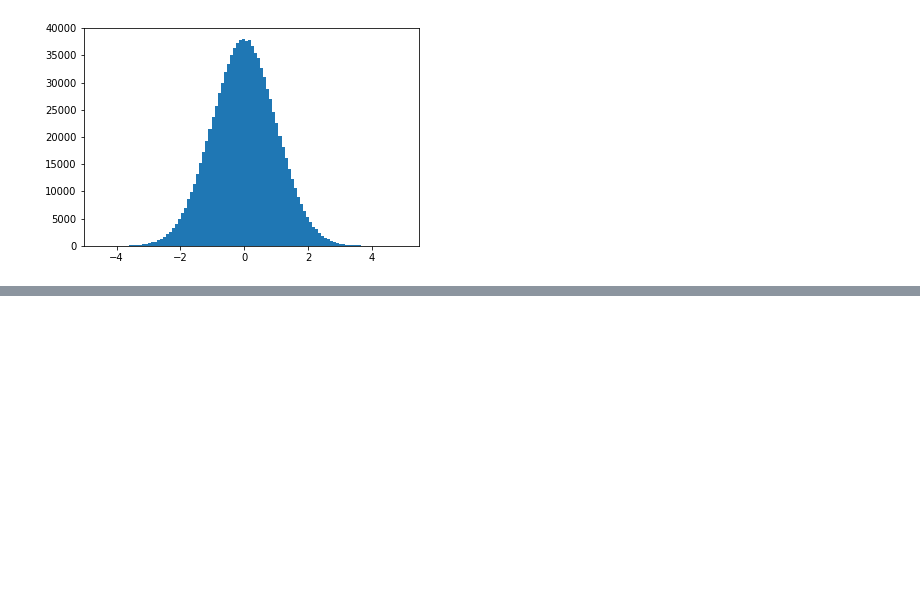
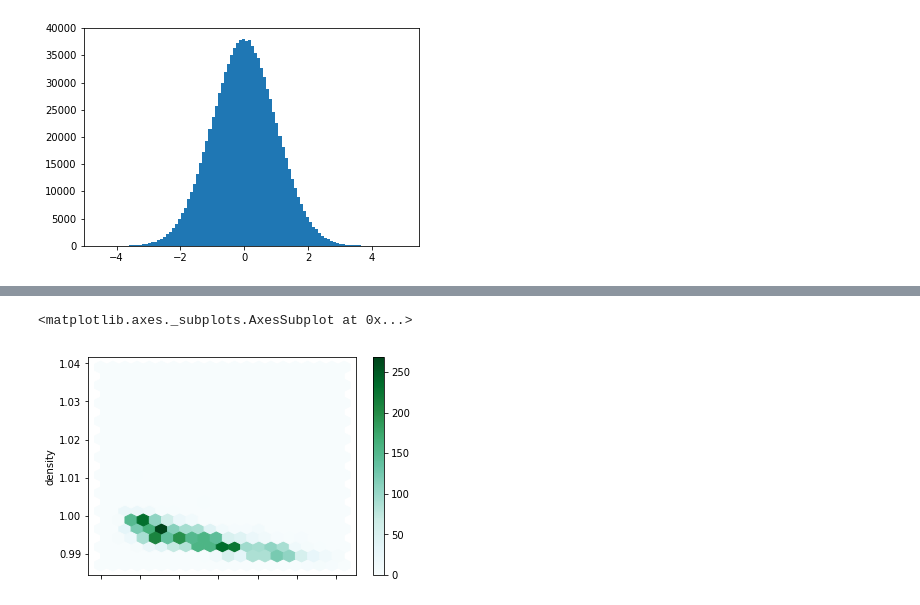
Before and after one commit to justinhinckfoot/Galvanize, a Jupyter notebook: Lesson 9.ipynb, the cells around one changed output, grey strips where cells are left out. Saved outputs shown, nothing was run; the diff lists cells and outputs as text; code cells hidden in the pictures; blank space fills up the shorter version.

```diff
--- a/Lesson 9.ipynb
+++ b/Lesson 9.ipynb
@@ -148,0 +163,5 @@ counts, bins, _ = ax1.hist(samples, bins=100)
+# %%
+df.plot.hexbin('alcohol', 'density', gridsize = 20)
+# %% [output]
+<matplotlib.axes._subplots.AxesSubplot at 0x...>
+[figure, added]
```
Also changed, not shown: parts of 9 cells of this notebook.
